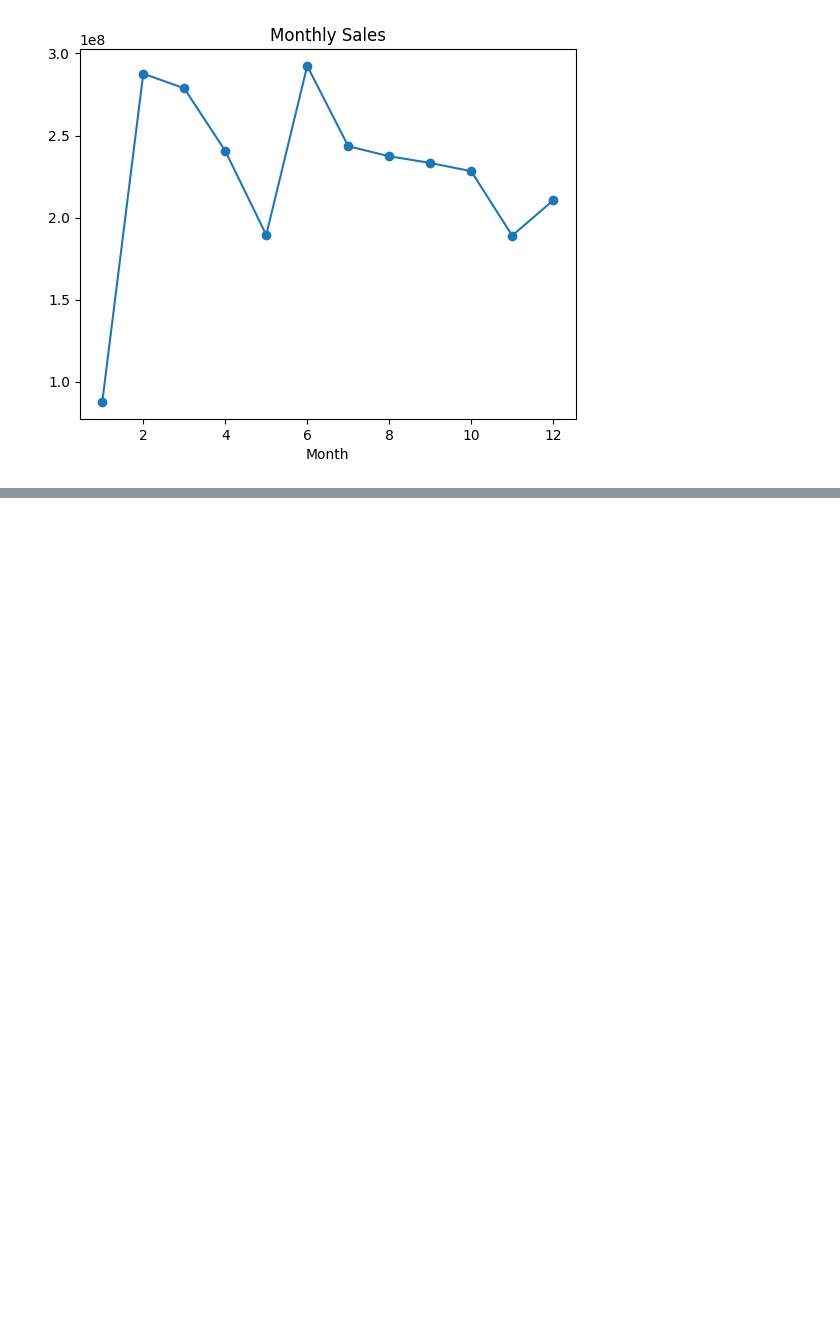
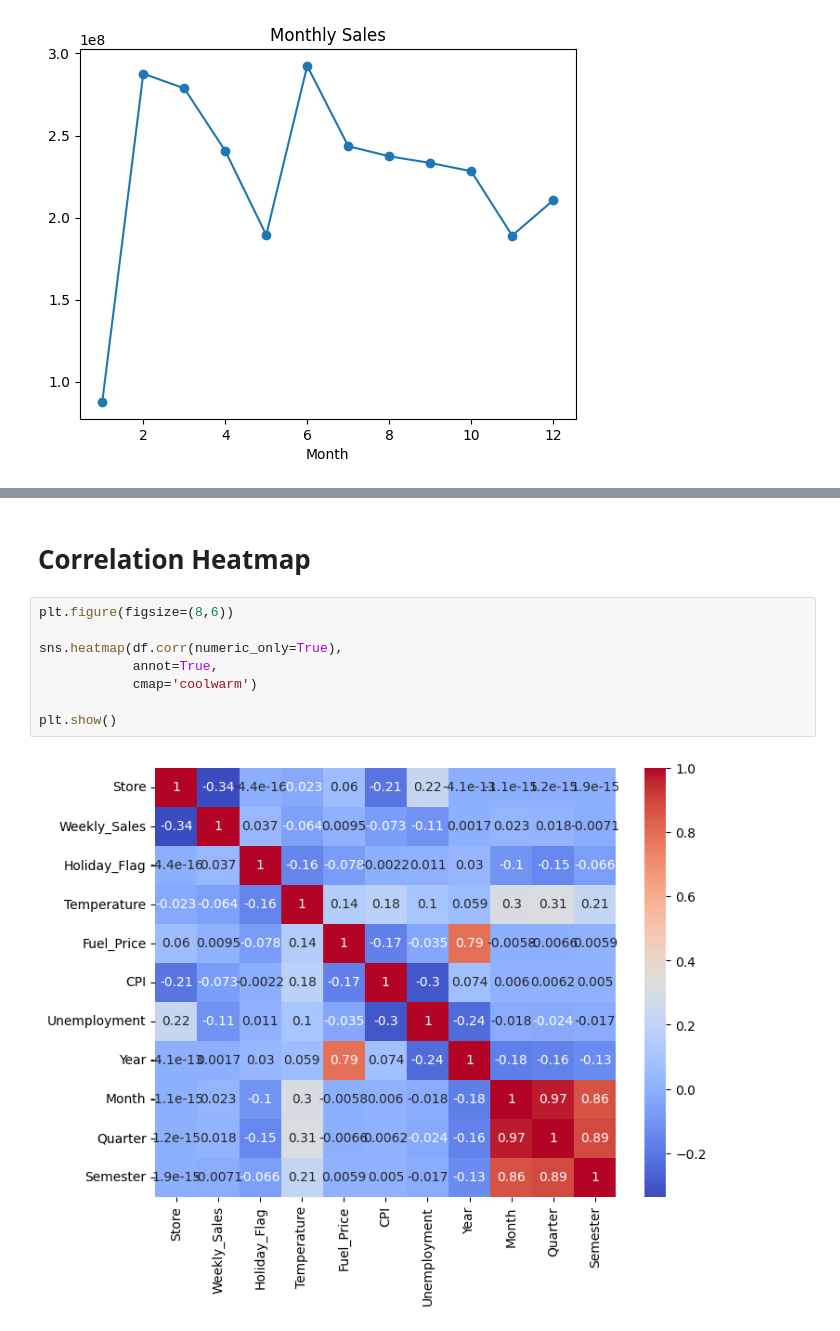
Before and after one commit to Tuffour0/Walmart, a Jupyter notebook: Walmart/walmart sales -1.ipynb, the cells around one changed output, grey strips where cells are left out. Drawn from its saved outputs; the diff is of its cells as text; blank space fills up the shorter version.

```diff
--- a/Walmart/walmart sales -1.ipynb
+++ b/Walmart/walmart sales -1.ipynb
@@ -354,0 +459,12 @@ plt.show()
+# %% [markdown]
+# Correlation Heatmap
+# %%
+plt.figure(figsize=(8,6))
+
+sns.heatmap(df.corr(numeric_only=True),
+            annot=True,
+            cmap='coolwarm')
+
+plt.show()
+# %% [output]
+[figure, added]
```
Also changed, not shown: parts of 22 cells of this notebook, 3 other files.
